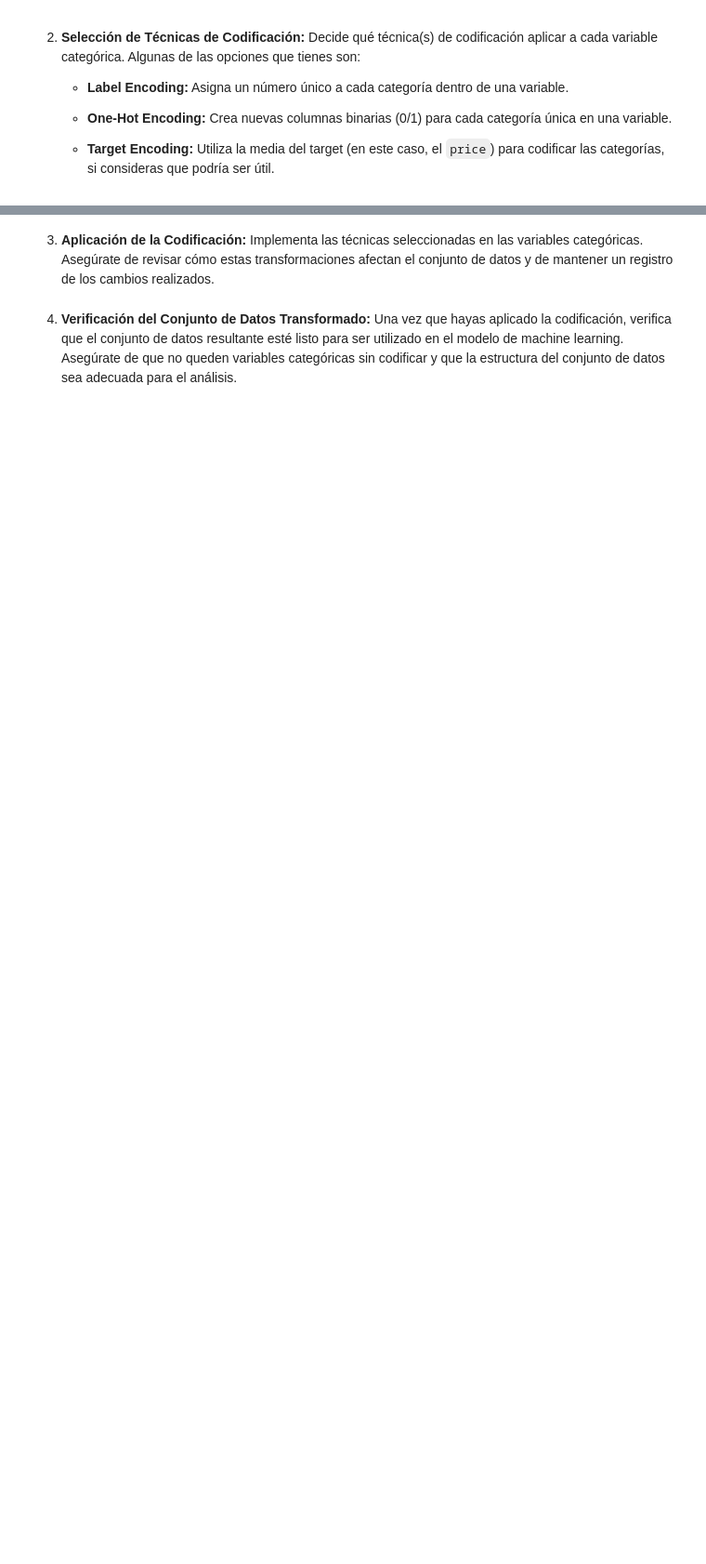
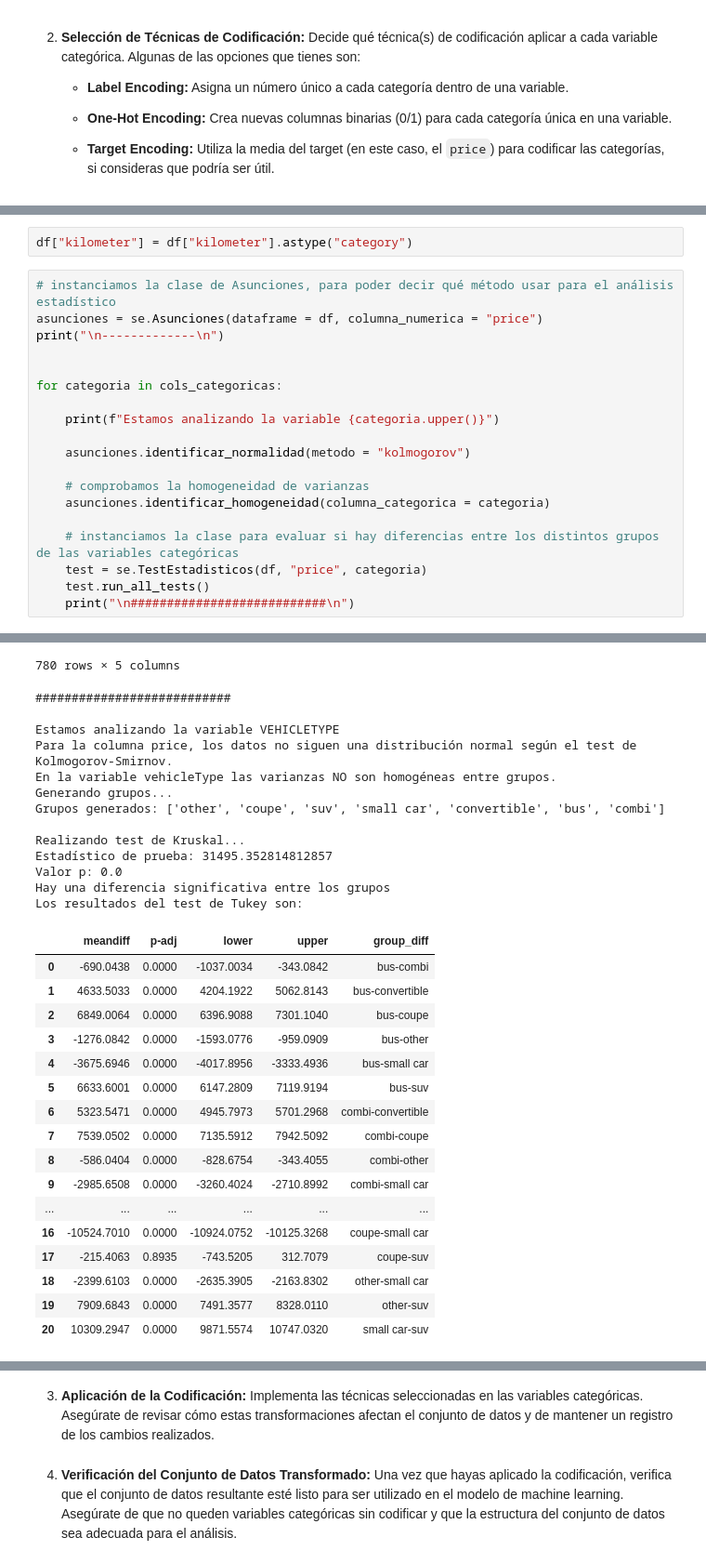
Before and after one commit to apelsito/laboratorio-modulo7-leccion04-encoding, a Jupyter notebook: laboratorio-modulo7-leccion04-encoding.ipynb, the cells around one changed output, grey strips where cells are left out. Shown at 93% size. Cells and saved outputs as stored; diff of their text form; blank space fills up the shorter version.

```diff
--- a/laboratorio-modulo7-leccion04-encoding.ipynb
+++ b/laboratorio-modulo7-leccion04-encoding.ipynb
@@ -26,0 +167,22 @@ En este laboratorio, te centrarás en la **codificación de variables categóric
+# %%
+df["kilometer"] = df["kilometer"].astype("category")
+# %%
+# instanciamos la clase de Asunciones, para poder decir qué método usar para el análisis estadístico
+asunciones = se.Asunciones(dataframe = df, columna_numerica = "price")
+print("\n-------------\n")
+
+
+for categoria in cols_categoricas:
+
+    print(f"Estamos analizando la variable {categoria.upper()}")
+
+    asunciones.identificar_normalidad(metodo = "kolmogorov")
+
+    # comprobamos la homogeneidad de varianzas
+    asunciones.identificar_homogeneidad(columna_categorica = categoria)
+
+    # instanciamos la clase para evaluar si hay diferencias entre los distintos grupos de las variables categóricas
+    test = se.TestEstadisticos(df, "price", categoria)
+    test.run_all_tests()
+    print("\n###########################\n")
+# %% [output]
@@ -26,0 +244,31 @@ En este laboratorio, te centrarás en la **codificación de variables categóric
+780 rows × 5 columns
+###########################
+
+Estamos analizando la variable VEHICLETYPE
+Para la columna price, los datos no siguen una distribución normal según el test de Kolmogorov-Smirnov.
+En la variable vehicleType las varianzas NO son homogéneas entre grupos.
+Generando grupos...
+Grupos generados: ['other', 'coupe', 'suv', 'small car', 'convertible', 'bus', 'combi']
+
+Realizando test de Kruskal...
+Estadístico de prueba: 31495.352814812857
+Valor p: 0.0
+Hay una diferencia significativa entre los grupos
+Los resultados del test de Tukey son:
+|  | meandiff | p-adj | lower | upper | group_diff |
+| 0 | -690.0438 | 0.0000 | -1037.0034 | -343.0842 | bus-combi |
+| 1 | 4633.5033 | 0.0000 | 4204.1922 | 5062.8143 | bus-convertible |
+| 2 | 6849.0064 | 0.0000 | 6396.9088 | 7301.1040 | bus-coupe |
+| 3 | -1276.0842 | 0.0000 | -1593.0776 | -959.0909 | bus-other |
+| 4 | -3675.6946 | 0.0000 | -4017.8956 | -3333.4936 | bus-small car |
+| 5 | 6633.6001 | 0.0000 | 6147.2809 | 7119.9194 | bus-suv |
+| 6 | 5323.5471 | 0.0000 | 4945.7973 | 5701.2968 | combi-convertible |
+| 7 | 7539.0502 | 0.0000 | 7135.5912 | 7942.5092 | combi-coupe |
+| 8 | -586.0404 | 0.0000 | -828.6754 | -343.4055 | combi-other |
+| 9 | -2985.6508 | 0.0000 | -3260.4024 | -2710.8992 | combi-small car |
+| ... | ... | ... | ... | ... | ... |
+| 16 | -10524.7010 | 0.0000 | -10924.0752 | -10125.3268 | coupe-small car |
+| 17 | -215.4063 | 0.8935 | -743.5205 | 312.7079 | coupe-suv |
+| 18 | -2399.6103 | 0.0000 | -2635.3905 | -2163.8302 | other-small car |
+| 19 | 7909.6843 | 0.0000 | 7491.3577 | 8328.0110 | other-suv |
+| 20 | 10309.2947 | 0.0000 | 9871.5574 | 10747.0320 | small car-suv |
```
Also changed, not shown: parts of 28 cells of this notebook, 2 other files.
